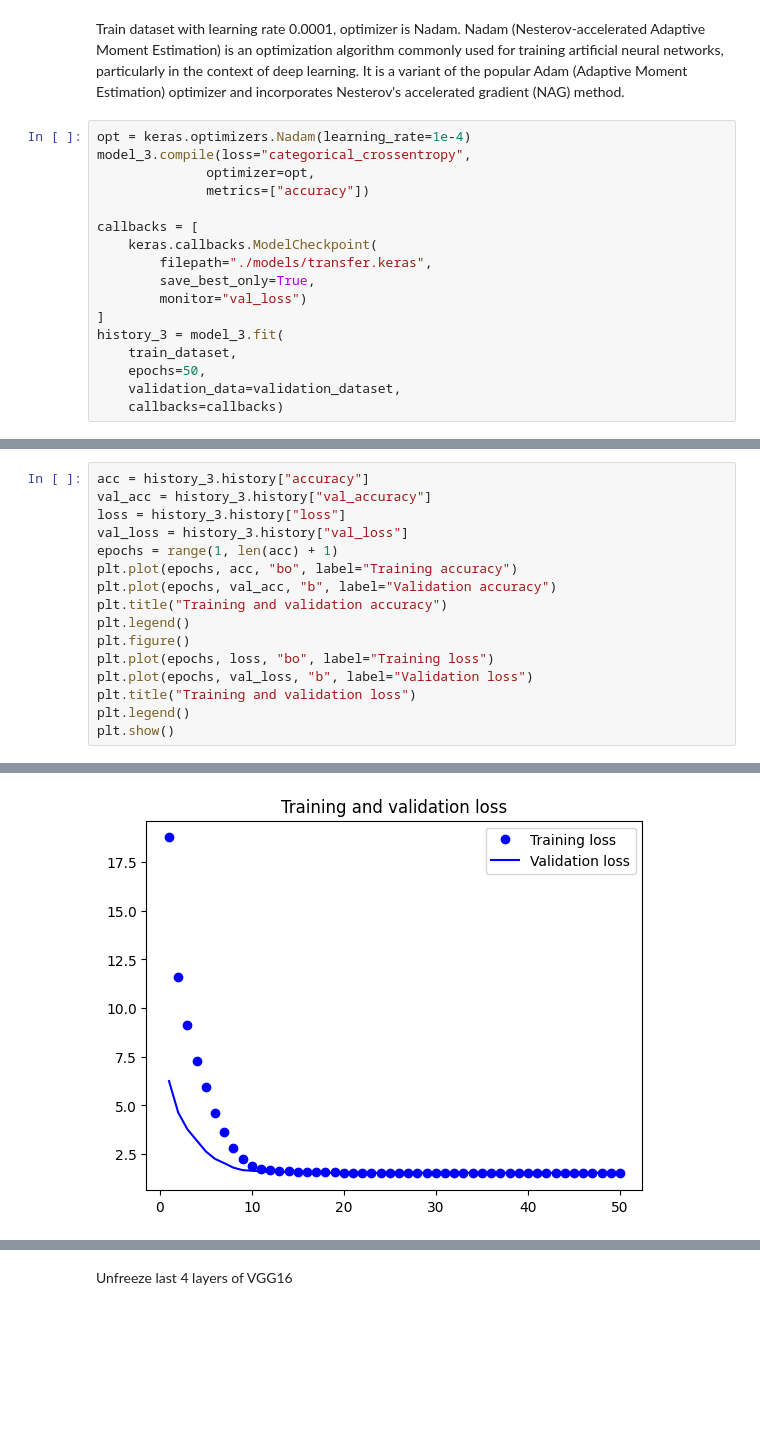
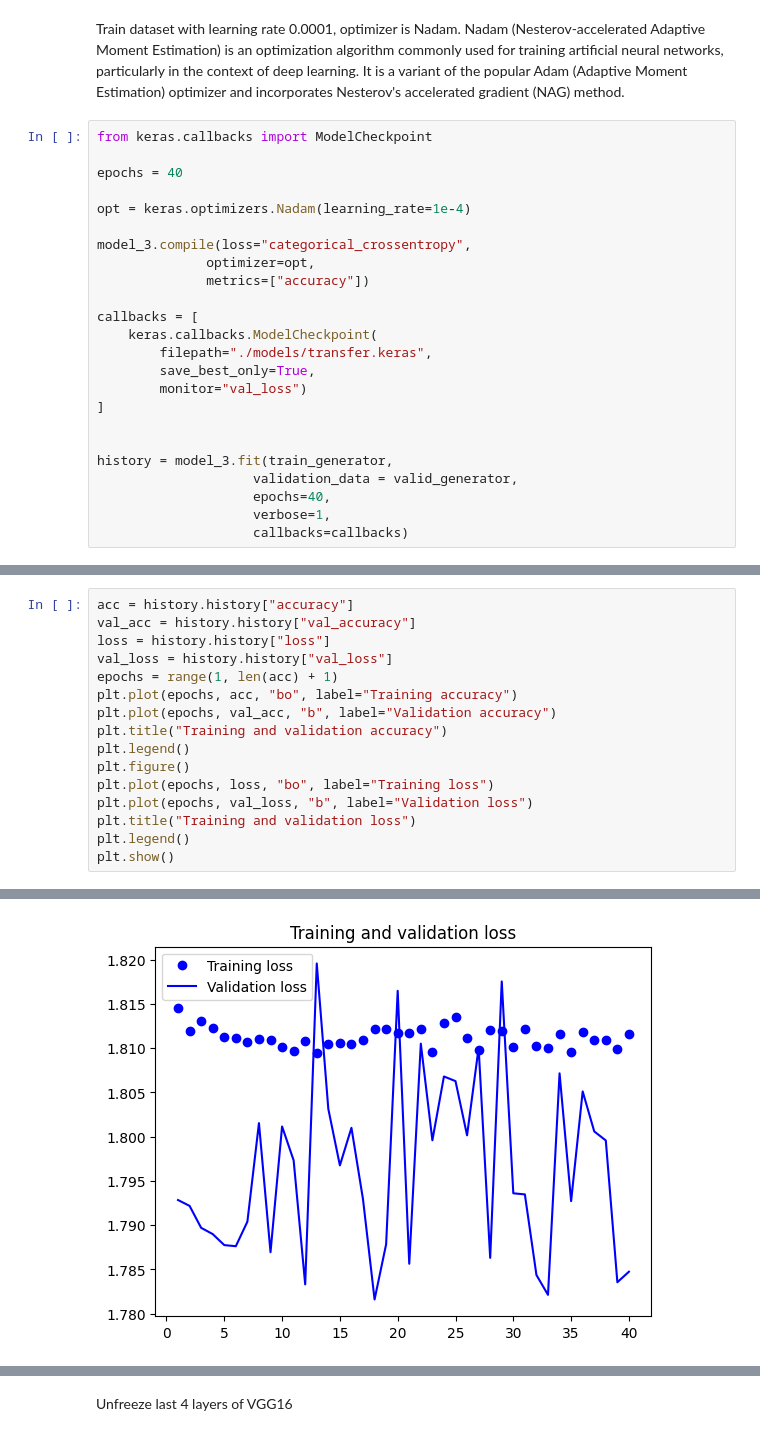
Before and after one commit to LifeiWangRiley/Facial_Expression_Recognition_Model_CNN, a Jupyter notebook: VGG_Transfer.ipynb, the cells around one changed output, grey strips where cells are left out. Cells and saved outputs as stored; diff of their text form; blank space fills up the shorter version.

```diff
--- a/VGG_Transfer.ipynb
+++ b/VGG_Transfer.ipynb
@@ -148,7 +185,12 @@ model_3 = keras.Model(inputs, outputs)
 # %% [markdown]
 Train dataset with learning rate 0.0001, optimizer is Nadam. Nadam (Nesterov-accelerated Adaptive Moment Estimation) is an optimization algorithm commonly used for training artificial neural networks, particularly in the context of deep learning. It is a variant of the popular Adam (Adaptive Moment Estimation) optimizer and incorporates Nesterov's accelerated gradient (NAG) method.
 # %%
+from keras.callbacks import ModelCheckpoint
+
+epochs = 40
+
 opt = keras.optimizers.Nadam(learning_rate=1e-4)
+
 model_3.compile(loss="categorical_crossentropy",
               optimizer=opt,
               metrics=["accuracy"])
@@ -159,9 +201,11 @@ callbacks = [
         save_best_only=True,
         monitor="val_loss")
 ]
-history_3 = model_3.fit(
-    train_dataset,
-    epochs=50,
-    validation_data=validation_dataset,
-    callbacks=callbacks)
+
+
+history = model_3.fit(train_generator,
+                    validation_data = valid_generator,
+                    epochs=40,
+                    verbose=1,
+                    callbacks=callbacks)
 # %% [output]
@@ -185,8 +229,8 @@ Epoch 50/50
 # %%
-acc = history_3.history["accuracy"]
-val_acc = history_3.history["val_accuracy"]
-loss = history_3.history["loss"]
-val_loss = history_3.history["val_loss"]
+acc = history.history["accuracy"]
+val_acc = history.history["val_accuracy"]
+loss = history.history["loss"]
+val_loss = history.history["val_loss"]
 epochs = range(1, len(acc) + 1)
 plt.plot(epochs, acc, "bo", label="Training accuracy")
 plt.plot(epochs, val_acc, "b", label="Validation accuracy")
@@ -203,2 +247,2 @@ plt.show()
-[figure, old version]
+[figure, new version]
 # %% [markdown]
```
Also changed, not shown: parts of 23 cells of this notebook, 2 other files.
